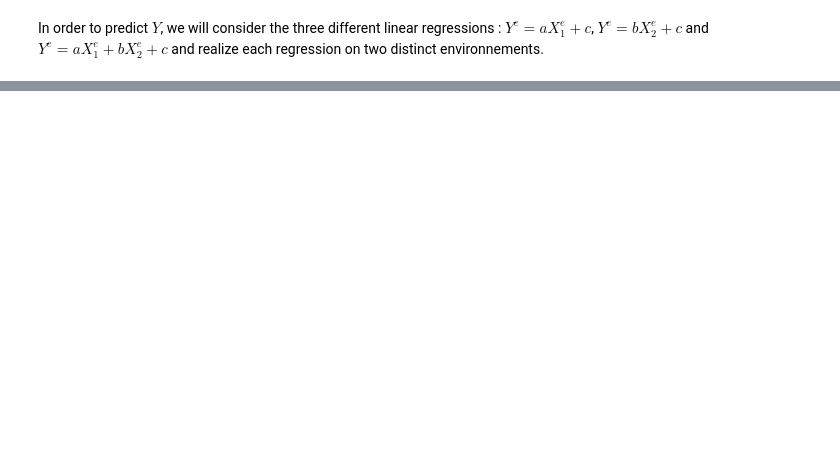
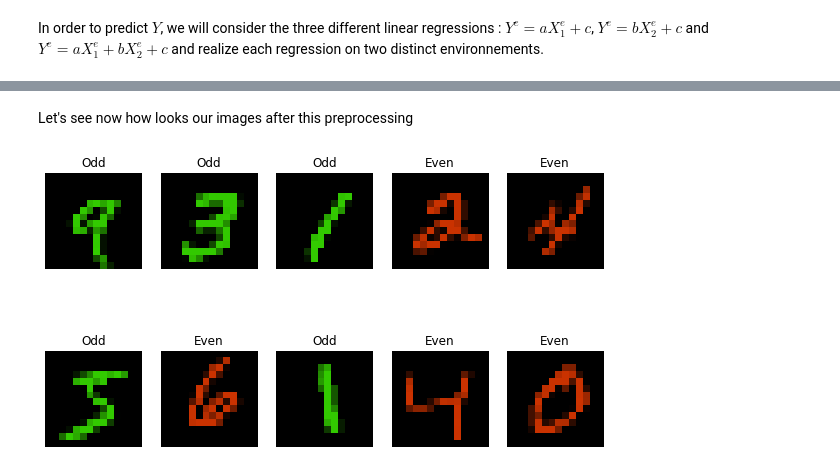
Before and after one commit to Clement-Nicolle/SDD, a Jupyter notebook: Algorithms in Machine Learning/Invariant Risk Minimization.ipynb, the cells around one changed output, grey strips where cells are left out. Cells and saved outputs as stored; diff of their text form; code cells hidden in the pictures; blank space fills up the shorter version.

```diff
--- a/Algorithms in Machine Learning/Invariant Risk Minimization.ipynb
+++ b/Algorithms in Machine Learning/Invariant Risk Minimization.ipynb
@@ -249,0 +443,46 @@ SyntaxError: invalid syntax (3333512324.py, line 15)
+# %%
+#Define our environment function
+#To ease the computation, we will downsample every images by a 2 factor.
+def environment(odd, even, env): #env should be between 0 and 1
+    #downsample
+    odd = odd[:,::2,::2]
+    even = even[:,::2,::2]
+
+    #transform the grayscale image in 2 dimension and modidy the colour in function od env.
+    odd = torch.stack((env/255*odd,(1-env)/255*odd), 3)
+    even = torch.stack(((1-env)/255*even,env/255*even), 3)
+
+    #Define the labels
+    even_label = torch.ones(even.shape[0])
+    odd_label = torch.zeros(odd.shape[0])
+
+    #Shuffle even and odd images
+    labels = torch.concat((even_label, odd_label), 0)
+    images = torch.concat((even, odd), 0)
+    perm = torch.randperm(len(labels))
+
+    return {
+      'images': images[perm],
+      'labels': labels[perm]
+    }
+# %% [markdown]
+Let's see now how looks our images after this preprocessing
+# %%
+#load images from a random environment
+
+example = environment(mnist_odd[:5], mnist_even[:5], 0.2)
+
+images = example["images"]
+labels = example["labels"]
+
+fig, axs = plt.subplots(2,5, figsize=(10,6))
+for k in range(10):
+    #such a great way to plot, using the euclidean division
+    axs[k%2,k%5].imshow(torch.concat((images[k], torch.zeros((14,14,1))), 2)) #add a layer in order to have 3 dimensions images
+    axs[k%2,k%5].set_axis_off()
+    if (labels[k].item()==1):
+        axs[k%2,k%5].set_title("Even")
+    else:
+        axs[k%2,k%5].set_title("Odd")
+# %% [output]
+[figure, added]
```
Also changed, not shown: parts of 83 cells of this notebook, 1 other file.
